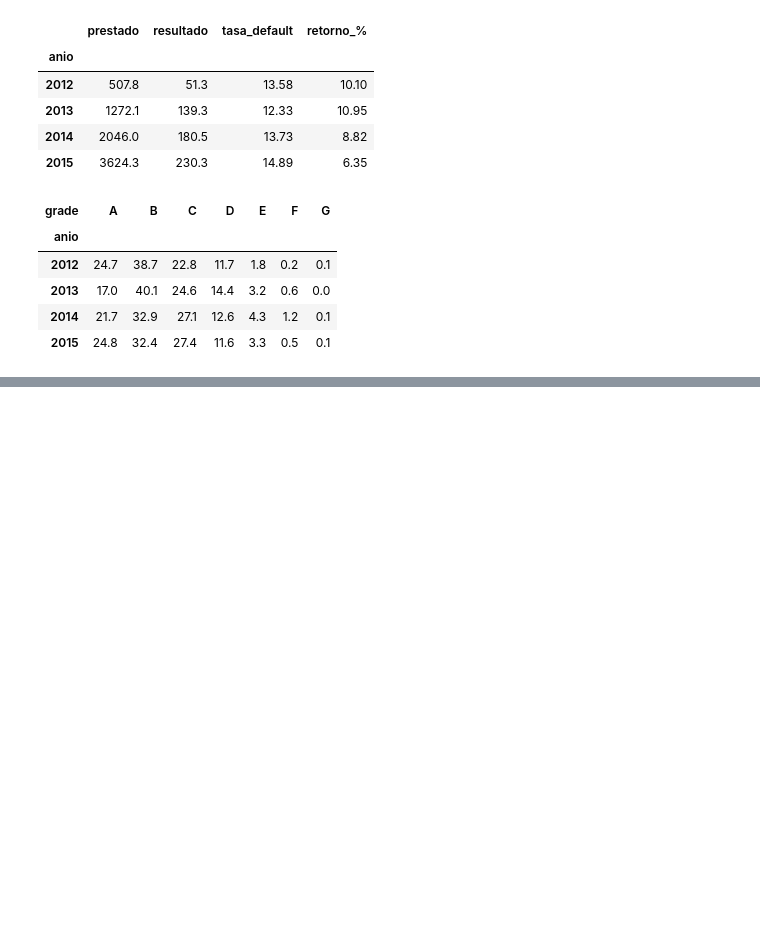
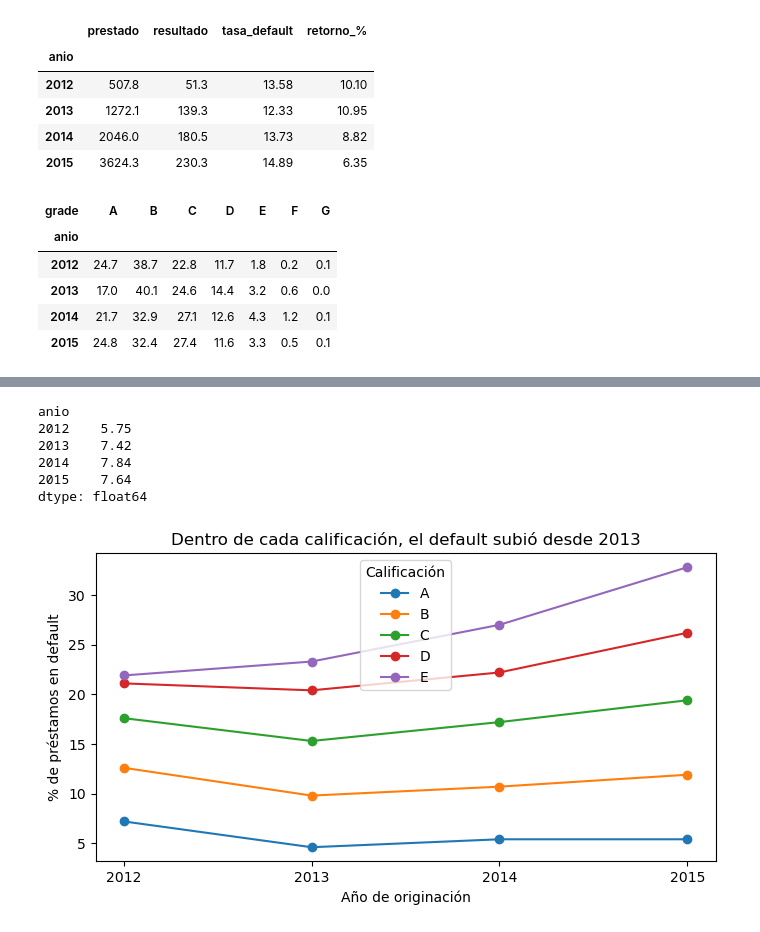
Before and after one commit to gonzalezdante78data/riesgo-crediticio-lending-club, a Jupyter notebook: notebooks/03_rentabilidad.ipynb, the cells around one changed output, grey strips where cells are left out. Drawn from its saved outputs; the diff is of its cells as text; code cells hidden in the pictures; blank space fills up the shorter version.

```diff
--- a/notebooks/03_rentabilidad.ipynb
+++ b/notebooks/03_rentabilidad.ipynb
@@ -108,3 +108,6 @@ mezcla
 | 2013 | 17.0 | 40.1 | 24.6 | 14.4 | 3.2 | 0.6 | 0.0 |
 | 2014 | 21.7 | 32.9 | 27.1 | 12.6 | 4.3 | 1.2 | 0.1 |
 | 2015 | 24.8 | 32.4 | 27.4 | 11.6 | 3.3 | 0.5 | 0.1 |
+# %%
+default_grade_anio = df.pivot_table(index="anio", columns="grade", values="default", aggfunc="mean").mul(100).round(1)
+default_grade_anio
@@ -110,0 +131,21 @@ mezcla
+# %%
+defaults = df[df["default"] == 1]
+recupero_anio = (defaults.groupby("anio")["recoveries"].sum() / defaults.groupby("anio")["loan_amnt"].sum() * 100).round(2)
+recupero_anio
+# %% [output]
+anio
+2012    5.75
+2013    7.42
+2014    7.84
+2015    7.64
+dtype: float64
+# %%
+ax = default_grade_anio[["A", "B", "C", "D", "E"]].plot(marker="o", figsize=(8, 4))
+ax.set_title("Dentro de cada calificación, el default subió desde 2013")
+ax.set_xlabel("Año de originación")
+ax.set_ylabel("% de préstamos en default")
+ax.set_xticks(default_grade_anio.index)
+ax.legend(title="Calificación")
+plt.show()
+# %% [output]
+[figure, added]
```
Also changed, not shown: parts of 4 cells of this notebook.
